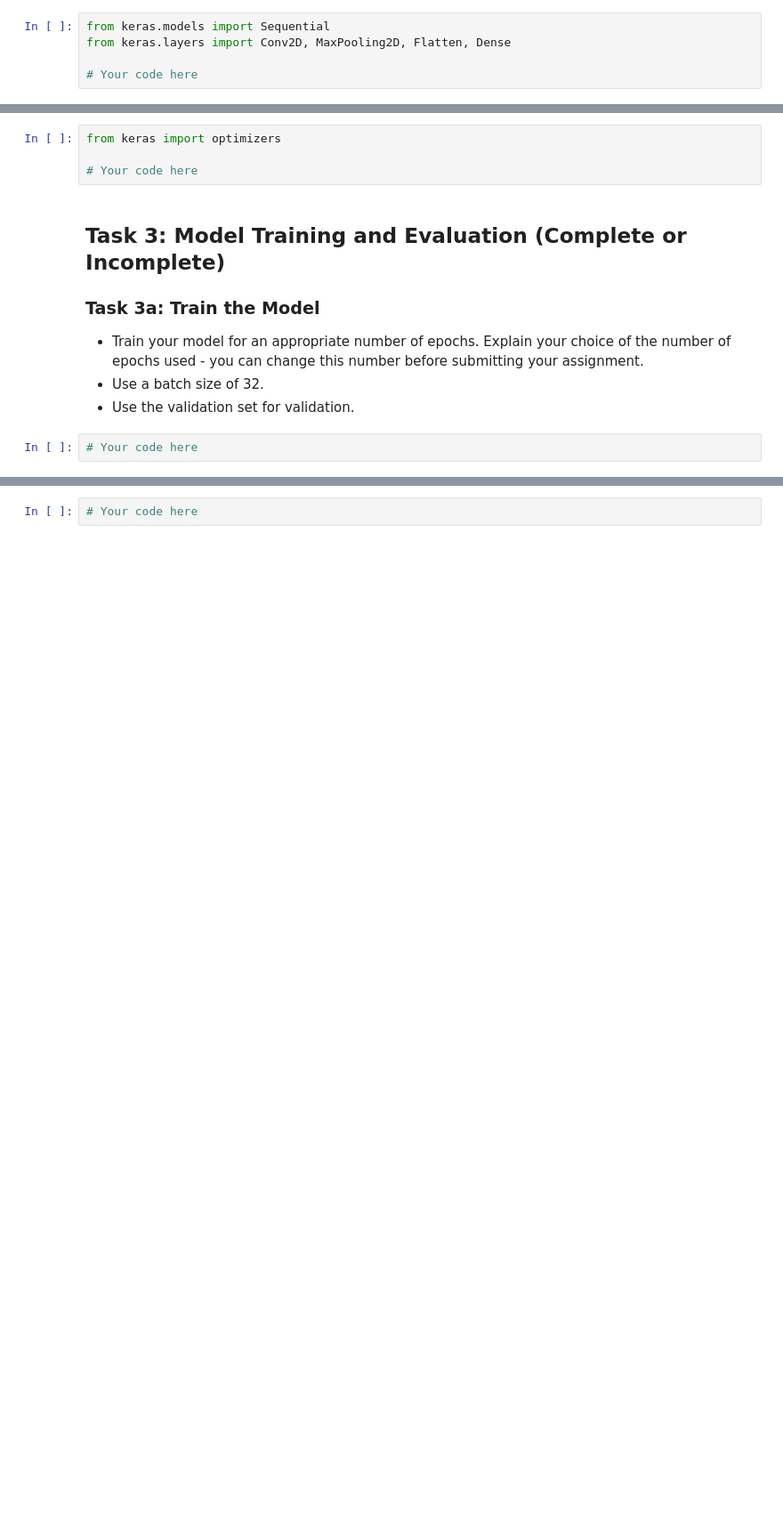
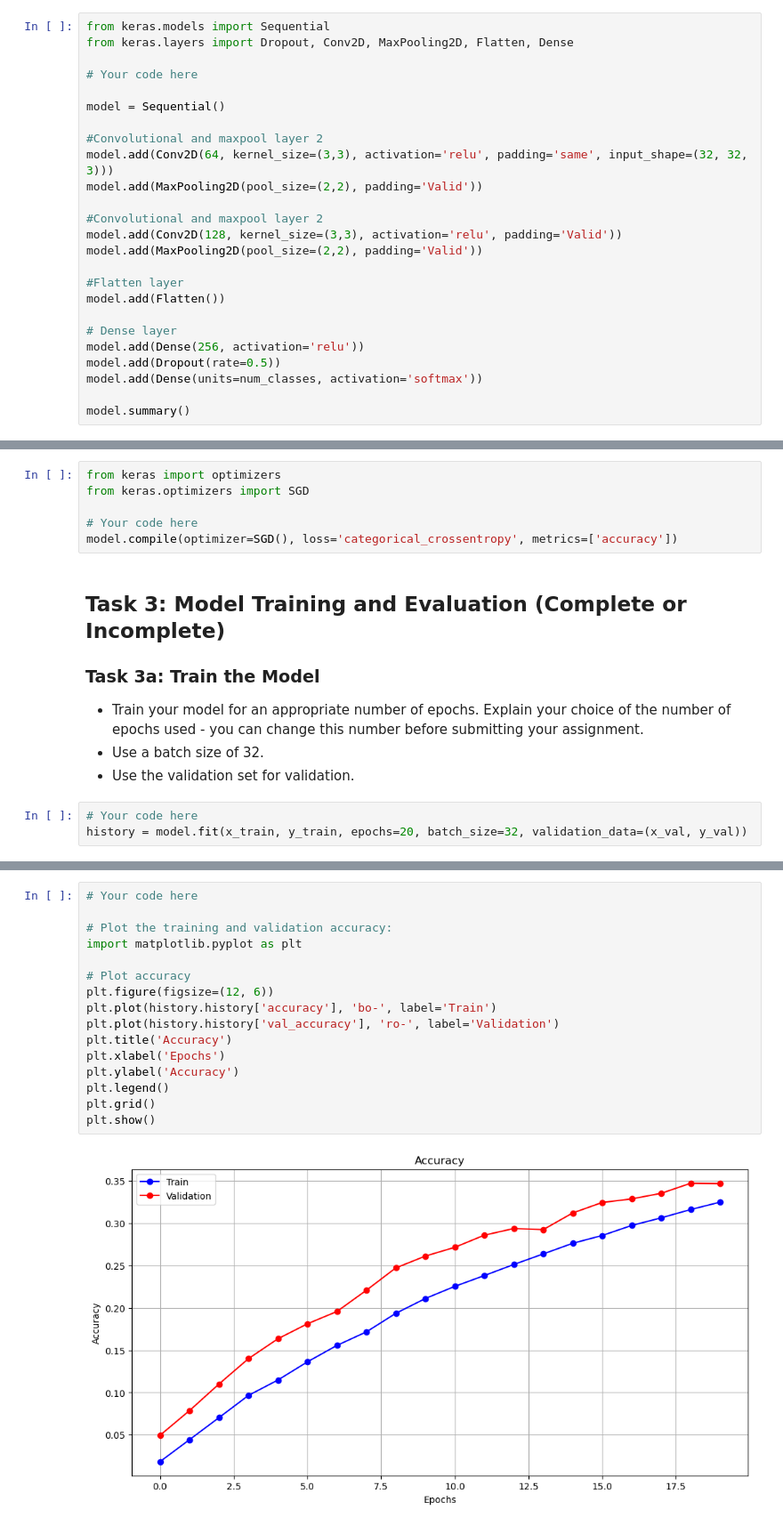
Before and after one commit to UofT-DSI/deep_learning, a Jupyter notebook: 02_activities/assignments/assignment_1.ipynb, the cells around one changed output, grey strips where cells are left out. Shown at 89% size. Cells and saved outputs as stored; diff of their text form; blank space fills up the shorter version.

```diff
--- a/02_activities/assignments/assignment_1.ipynb
+++ b/02_activities/assignments/assignment_1.ipynb
@@ -39,6 +104,26 @@ To enable the following instructions: AVX2 FMA, in other operations, rebuild Ten
 - Print out the model summary.
 # %%
 from keras.models import Sequential
-from keras.layers import Conv2D, MaxPooling2D, Flatten, Dense
+from keras.layers import Dropout, Conv2D, MaxPooling2D, Flatten, Dense
 
 # Your code here
+
+model = Sequential()
+
+#Convolutional and maxpool layer 2
+model.add(Conv2D(64, kernel_size=(3,3), activation='relu', padding='same', input_shape=(32, 32, 3)))
+model.add(MaxPooling2D(pool_size=(2,2), padding='Valid'))
+
+#Convolutional and maxpool layer 2
+model.add(Conv2D(128, kernel_size=(3,3), activation='relu', padding='Valid'))
+model.add(MaxPooling2D(pool_size=(2,2), padding='Valid'))
+
+#Flatten layer
+model.add(Flatten())
+
+# Dense layer
+model.add(Dense(256, activation='relu'))
+model.add(Dropout(rate=0.5))
+model.add(Dense(units=num_classes, activation='softmax'))
+
+model.summary()
@@ -52,7 +155,9 @@ from keras.layers import Conv2D, MaxPooling2D, Flatten, Dense
 # %%
 from keras import optimizers
+from keras.optimizers import SGD
 
 # Your code here
+model.compile(optimizer=SGD(), loss='categorical_crossentropy', metrics=['accuracy'])
 # %% [markdown]
 ## Task 3: Model Training and Evaluation (Complete or Incomplete)
 ### Task 3a: Train the Model
@@ -62,3 +167,4 @@ from keras import optimizers
 - Use the validation set for validation.
 # %%
 # Your code here
+history = model.fit(x_train, y_train, epochs=20, batch_size=32, validation_data=(x_val, y_val))
@@ -84,2 +234,18 @@ from keras import optimizers
 # %%
 # Your code here
+
+# Plot the training and validation accuracy:
+import matplotlib.pyplot as plt
+
+# Plot accuracy
+plt.figure(figsize=(12, 6))
+plt.plot(history.history['accuracy'], 'bo-', label='Train')
+plt.plot(history.history['val_accuracy'], 'ro-', label='Validation')
+plt.title('Accuracy')
+plt.xlabel('Epochs')
+plt.ylabel('Accuracy')
+plt.legend()
+plt.grid()
+plt.show()
+# %% [output]
+[figure, added]
```
Also changed, not shown: parts of 17 cells of this notebook.
